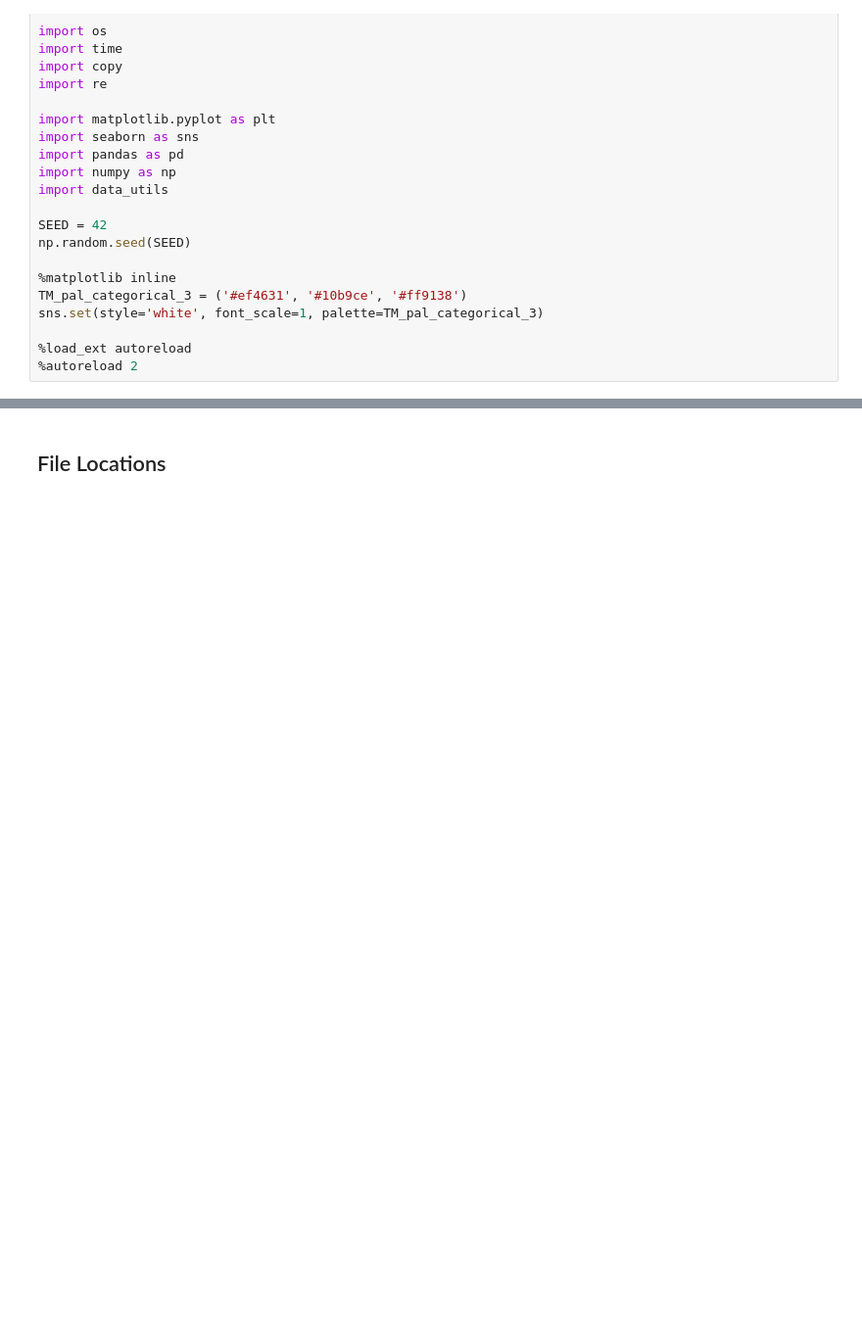
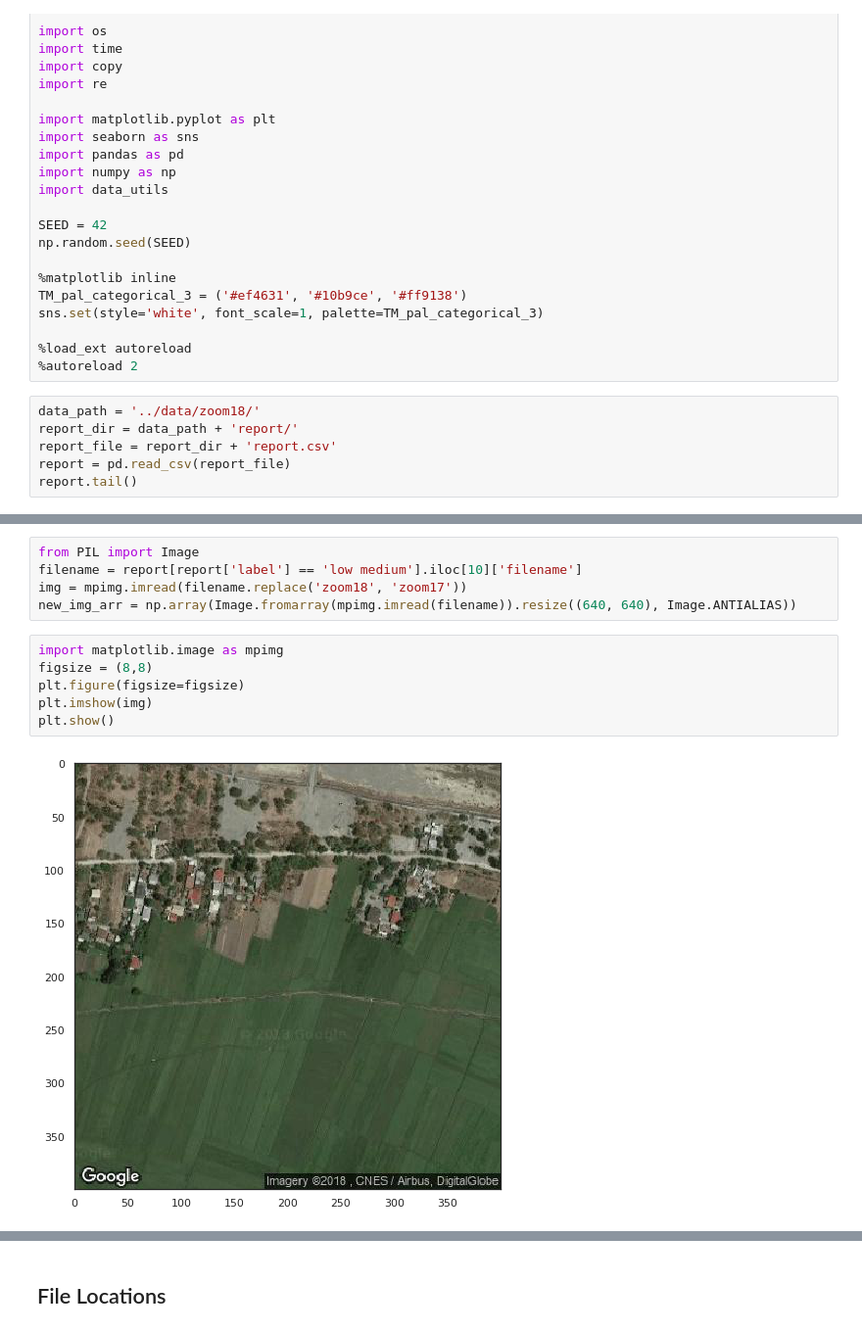
Before and after one commit to thinkingmachines/ph-poverty-mapping, a Jupyter notebook: notebooks/01_lights_eda.ipynb, the cells around one changed output, grey strips where cells are left out. Shown at 98% size. Drawn from its saved outputs; the diff is of its cells as text; blank space fills up the shorter version.

```diff
--- a/notebooks/01_lights_eda.ipynb
+++ b/notebooks/01_lights_eda.ipynb
@@ -32,3 +32,9 @@ sns.set(style='white', font_scale=1, palette=TM_pal_categorical_3)
 
 %load_ext autoreload
 %autoreload 2
+# %%
+data_path = '../data/zoom18/'
+report_dir = data_path + 'report/'
+report_file = report_dir + 'report.csv'
+report = pd.read_csv(report_file)
+report.tail()
@@ -34,0 +57,13 @@ sns.set(style='white', font_scale=1, palette=TM_pal_categorical_3)
+# %%
+from PIL import Image
+filename = report[report['label'] == 'low medium'].iloc[10]['filename']
+img = mpimg.imread(filename.replace('zoom18', 'zoom17'))
+new_img_arr = np.array(Image.fromarray(mpimg.imread(filename)).resize((640, 640), Image.ANTIALIAS))
+# %%
+import matplotlib.image as mpimg
+figsize = (8,8)
+plt.figure(figsize=figsize)
+plt.imshow(img)
+plt.show()
+# %% [output]
+[figure, added]
```
Also changed, not shown: parts of 3 cells of this notebook, 14 other files.
